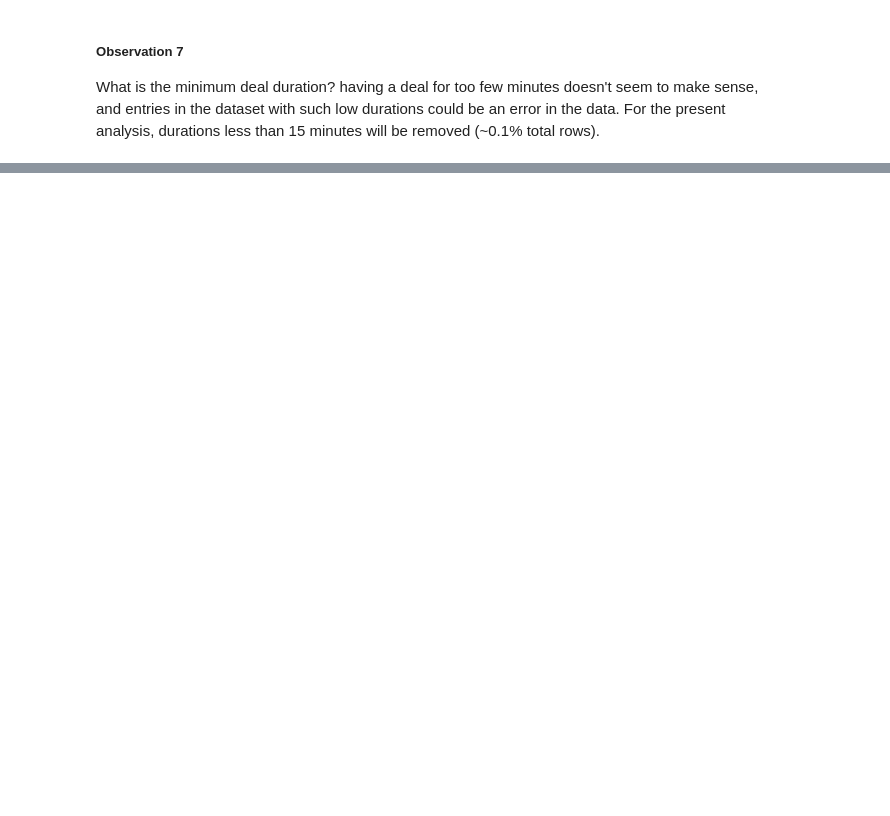
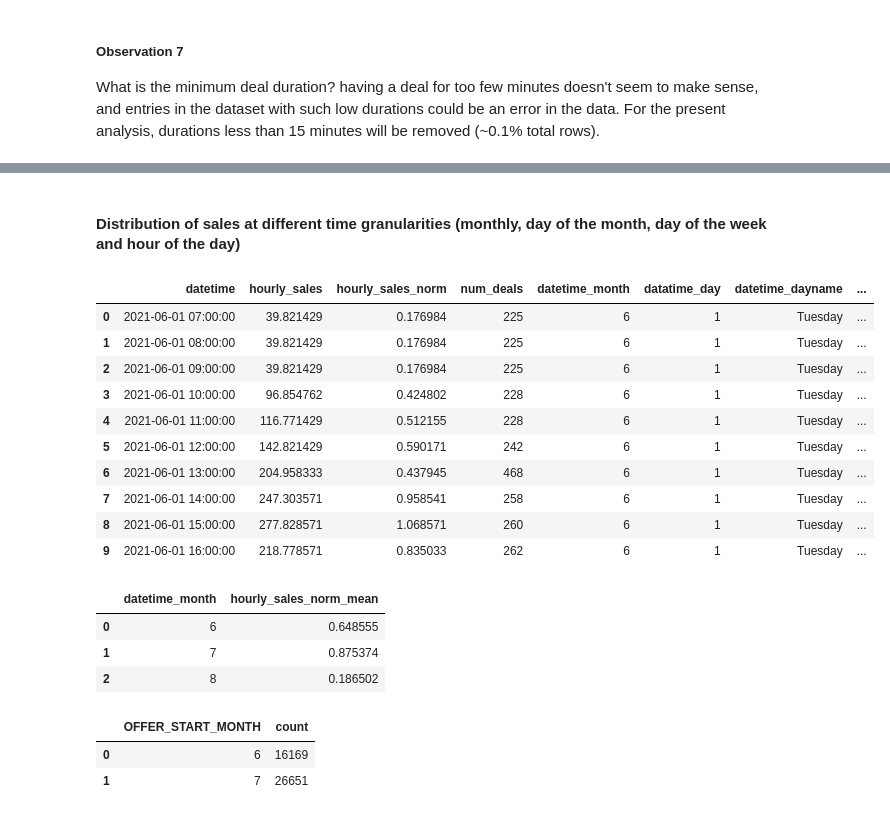
Before and after one commit to ldarre/ml_tech_challenge, a Jupyter notebook: Part-1/eda.ipynb, the cells around one changed output, grey strips where cells are left out. Drawn from its saved outputs; the diff is of its cells as text; code cells hidden in the pictures; blank space fills up the shorter version.

```diff
--- a/Part-1/eda.ipynb
+++ b/Part-1/eda.ipynb
@@ -496,2 +535,79 @@ What is the minimum deal duration? having a deal for too few minutes doesn't see
 # %%
 data.drop(index=data[data["OFFER_DURATION_MINUTES"] < 15].index, inplace=True)
+# %% [markdown]
+#### Distribution of sales at different time granularities (monthly, day of the month, day of the week and hour of the day)
+# %%
+current_date = data['OFFER_START_DTTM'].min()
+end_date = data['OFFER_FINISH_DTTM'].max()
+
+# # Group by date
+data_hourly_list = []
+data_dict = data.to_dict(orient="records")
+while current_date <= end_date:
+    hourly_deal = {
+        "datetime": current_date,
+        "hourly_sales": 0,
+        "hourly_sales_norm": 0,
+        "num_deals": 0,
+        # "categories": []
+        }
+    for d in data_dict:
+        if d["OFFER_START_DTTM"] <= current_date < d["OFFER_FINISH_DTTM"]:
+            hourly_deal["num_deals"] += 1
+            hourly_deal["hourly_sales"] = hourly_deal["hourly_sales"] + d["SOLD_QUANTITY"] / d["OFFER_DURATION_HOUR_BUCKETS"]
+            # hourly_deal["categories"].append(
+            #     {
+            #         "level_1": d["VERTICAL"],
+            #         "level_2": d["DOM_DOMAIN_AGG1"],
+            #         "level_3": d["DOMAIN_ID"]
+            #     }
+            # )
+    if hourly_deal["num_deals"] > 0:
+        hourly_deal["hourly_sales_norm"] = hourly_deal["hourly_sales"] / hourly_deal["num_deals"]
+    data_hourly_list.append(hourly_deal)
+    current_date = current_date + timedelta(hours=1)
+
+data_hourly = pd.DataFrame(data_hourly_list)
+
+# Get years, months and weekdays of available lightning deals
+data_hourly["datetime_month"] = data_hourly["datetime"].dt.month
+data_hourly["datatime_day"] = data_hourly["datetime"].dt.day
+data_hourly["datetime_dayname"] = data_hourly["datetime"].dt.day_name()
+data_hourly["datetime_hour"] = data_hourly["datetime"].dt.hour
+data_hourly["date"] = data_hourly["datetime"].dt.date
+data_hourly["weekday"] = data_hourly["datetime"].dt.weekday
+
+# Keep only hours with deals (actual data)
+data_hourly.drop(index=data_hourly[data_hourly["num_deals"] == 0].index, inplace=True)
+# %%
+data_hourly.head(10)
+# %% [output]
+|  | datetime | hourly_sales | hourly_sales_norm | num_deals | datetime_month | datatime_day | datetime_dayname | ... |
+| 0 | 2021-06-01 07:00:00 | 39.821429 | 0.176984 | 225 | 6 | 1 | Tuesday | ... |
+| 1 | 2021-06-01 08:00:00 | 39.821429 | 0.176984 | 225 | 6 | 1 | Tuesday | ... |
+| 2 | 2021-06-01 09:00:00 | 39.821429 | 0.176984 | 225 | 6 | 1 | Tuesday | ... |
+| 3 | 2021-06-01 10:00:00 | 96.854762 | 0.424802 | 228 | 6 | 1 | Tuesday | ... |
+| 4 | 2021-06-01 11:00:00 | 116.771429 | 0.512155 | 228 | 6 | 1 | Tuesday | ... |
+| 5 | 2021-06-01 12:00:00 | 142.821429 | 0.590171 | 242 | 6 | 1 | Tuesday | ... |
+| 6 | 2021-06-01 13:00:00 | 204.958333 | 0.437945 | 468 | 6 | 1 | Tuesday | ... |
+| 7 | 2021-06-01 14:00:00 | 247.303571 | 0.958541 | 258 | 6 | 1 | Tuesday | ... |
+| 8 | 2021-06-01 15:00:00 | 277.828571 | 1.068571 | 260 | 6 | 1 | Tuesday | ... |
+| 9 | 2021-06-01 16:00:00 | 218.778571 | 0.835033 | 262 | 6 | 1 | Tuesday | ... |
+# %%
+# Sales by month
+sales_by_month = data_hourly[["hourly_sales_norm", "datetime_month"]].groupby(by="datetime_month").agg({"hourly_sales_norm": ["mean"]}).reset_index()
+sales_by_month.columns = ["_".join(col) for col in sales_by_month.columns.values]
+sales_by_month.rename(columns={"datetime_month_": "datetime_month"}, inplace=True)
+display(sales_by_month)
+# %% [output]
+|  | datetime_month | hourly_sales_norm_mean |
+| 0 | 6 | 0.648555 |
+| 1 | 7 | 0.875374 |
+| 2 | 8 | 0.186502 |
+# %%
+# Sales by month
+data[["OFFER_START_MONTH", "OFFER_TYPE"]].groupby(by="OFFER_START_MONTH").agg("count").reset_index().rename(columns={"OFFER_TYPE": "count"})
+# %% [output]
+|  | OFFER_START_MONTH | count |
+| 0 | 6 | 16169 |
+| 1 | 7 | 26651 |
```
Also changed, not shown: parts of 33 cells of this notebook.
